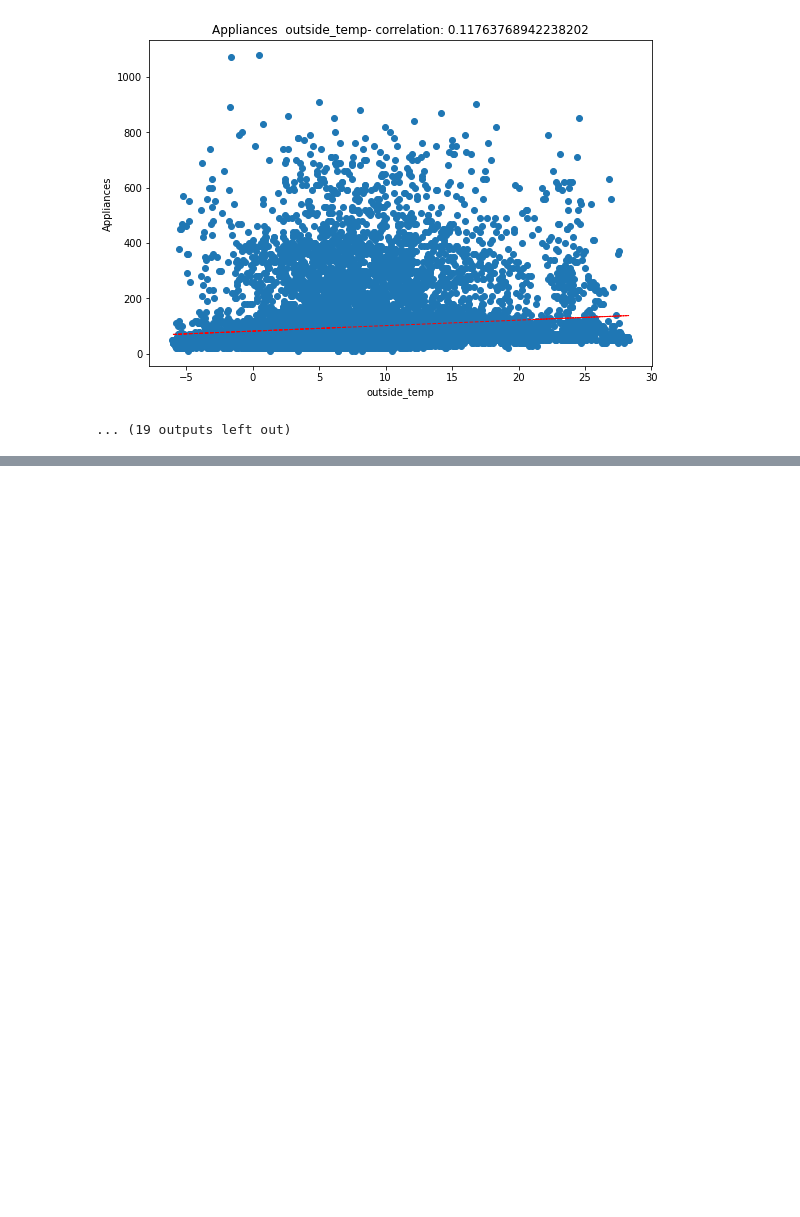
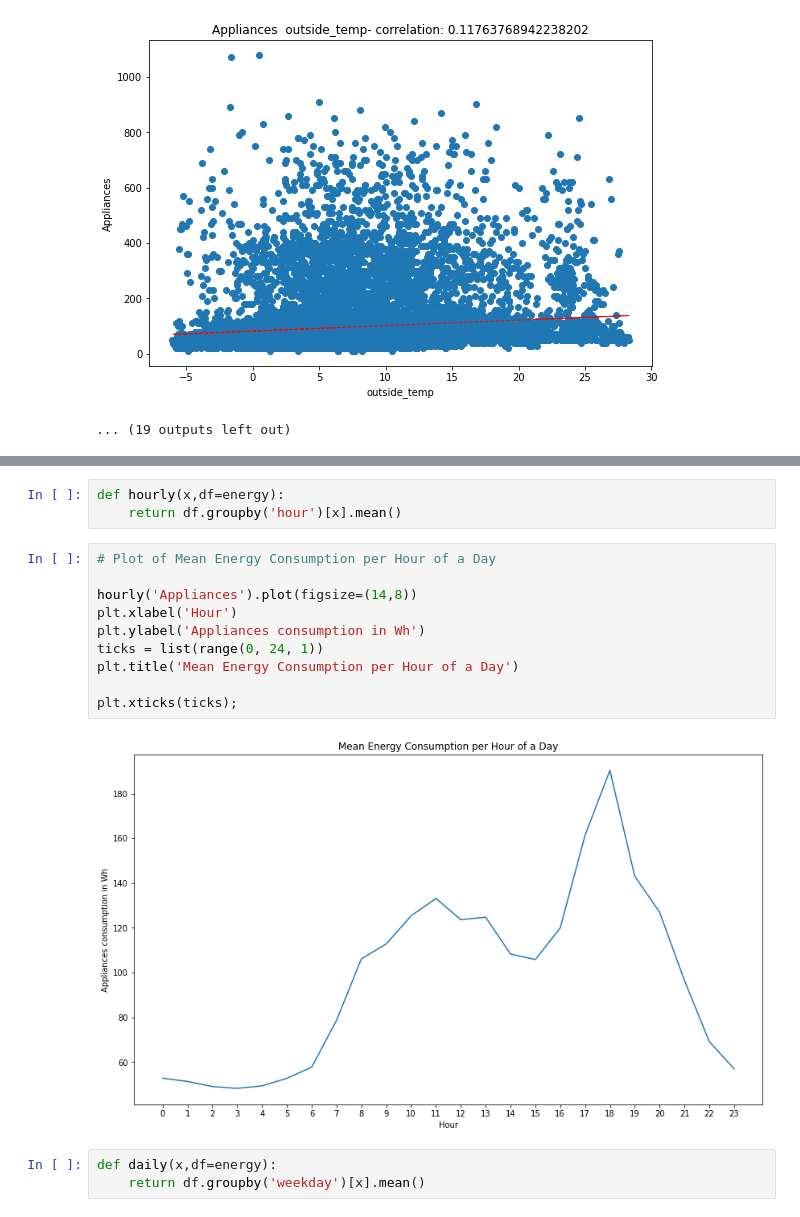
Before and after one commit to raushan9jnv/Appliances-Energy-Prediction, a Jupyter notebook: Appliances_Energy_Prediction.ipynb, the cells around one changed output, grey strips where cells are left out. Cells and saved outputs as stored; diff of their text form; blank space fills up the shorter version.

```diff
--- a/Appliances_Energy_Prediction.ipynb
+++ b/Appliances_Energy_Prediction.ipynb
@@ -293,0 +323,18 @@ plt.show()
+# %%
+def hourly(x,df=energy):
+    return df.groupby('hour')[x].mean()
+# %%
+# Plot of Mean Energy Consumption per Hour of a Day
+
+hourly('Appliances').plot(figsize=(14,8))
+plt.xlabel('Hour')
+plt.ylabel('Appliances consumption in Wh')
+ticks = list(range(0, 24, 1))
+plt.title('Mean Energy Consumption per Hour of a Day')
+
+plt.xticks(ticks);
+# %% [output]
+[figure, added]
+# %%
+def daily(x,df=energy):
+    return df.groupby('weekday')[x].mean()
```
Also changed, not shown: parts of 5 cells of this notebook.
